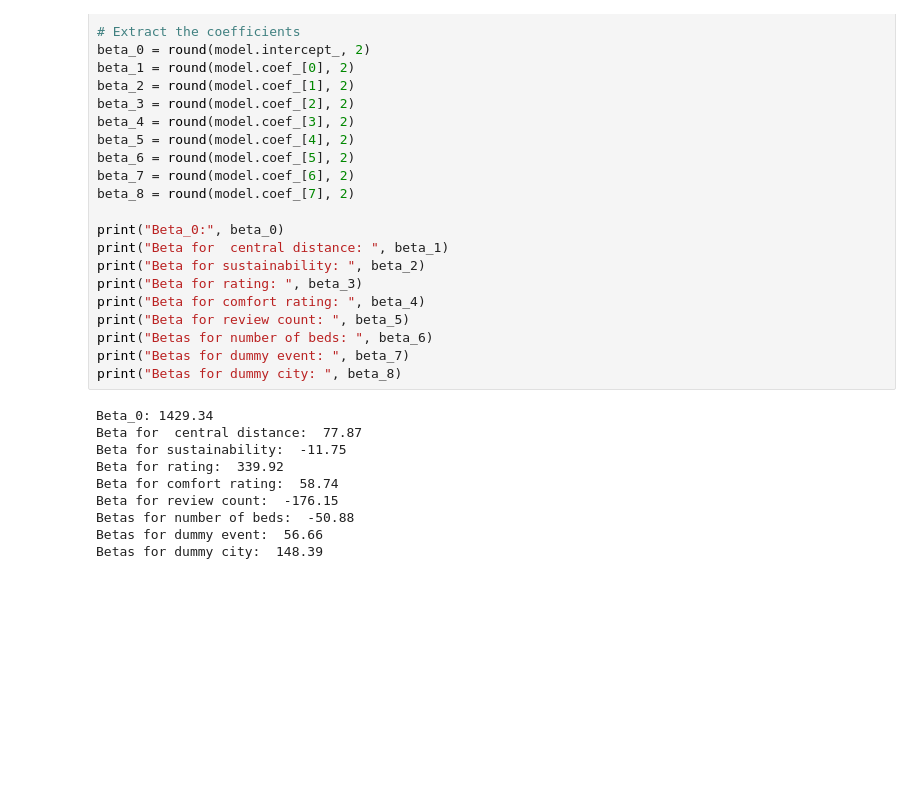
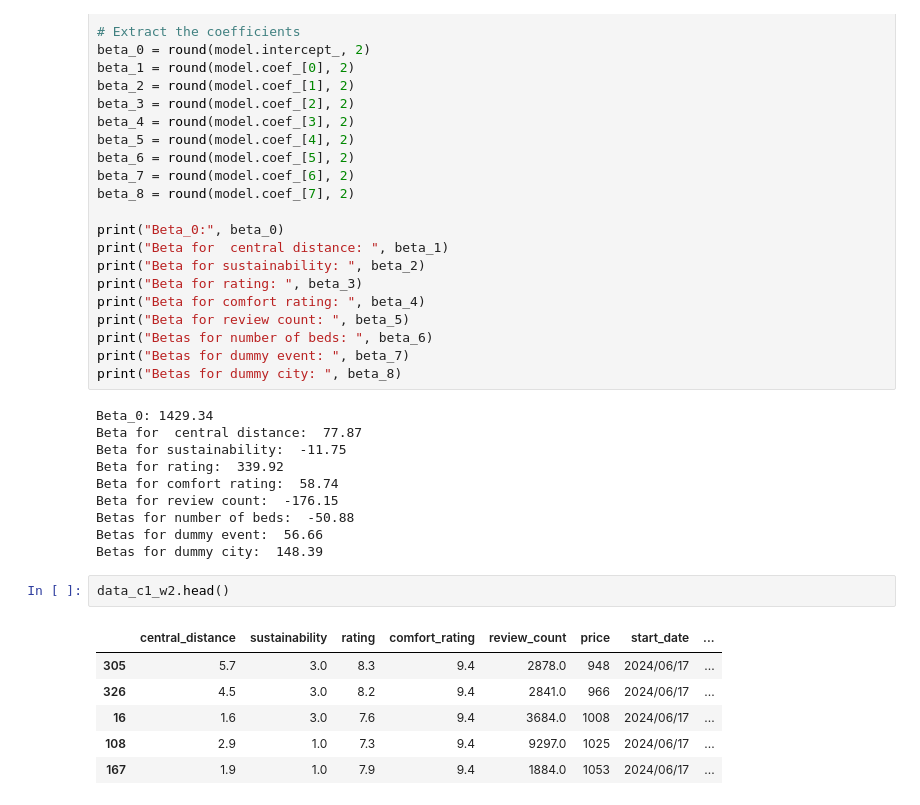
Before and after one commit to pereperi/booking_scraping, a Jupyter notebook: JO_scraping_BCN_MAD.ipynb, the cells around one changed output. Saved outputs shown, nothing was run; the diff lists cells and outputs as text; blank space fills up the shorter version.

```diff
--- a/JO_scraping_BCN_MAD.ipynb
+++ b/JO_scraping_BCN_MAD.ipynb
@@ -1225,3 +1232,12 @@ Beta for review count:  -176.15
 Betas for number of beds:  -50.88
 Betas for dummy event:  56.66
 Betas for dummy city:  148.39
+# %%
+data_c1_w2.head()
+# %% [output]
+|  | central_distance | sustainability | rating | comfort_rating | review_count | price | start_date | ... |
+| 305 | 5.7 | 3.0 | 8.3 | 9.4 | 2878.0 | 948 | 2024/06/17 | ... |
+| 326 | 4.5 | 3.0 | 8.2 | 9.4 | 2841.0 | 966 | 2024/06/17 | ... |
+| 16 | 1.6 | 3.0 | 7.6 | 9.4 | 3684.0 | 1008 | 2024/06/17 | ... |
+| 108 | 2.9 | 1.0 | 7.3 | 9.4 | 9297.0 | 1025 | 2024/06/17 | ... |
+| 167 | 1.9 | 1.0 | 7.9 | 9.4 | 1884.0 | 1053 | 2024/06/17 | ... |
```
Also changed, not shown: parts of 10 cells of this notebook.
